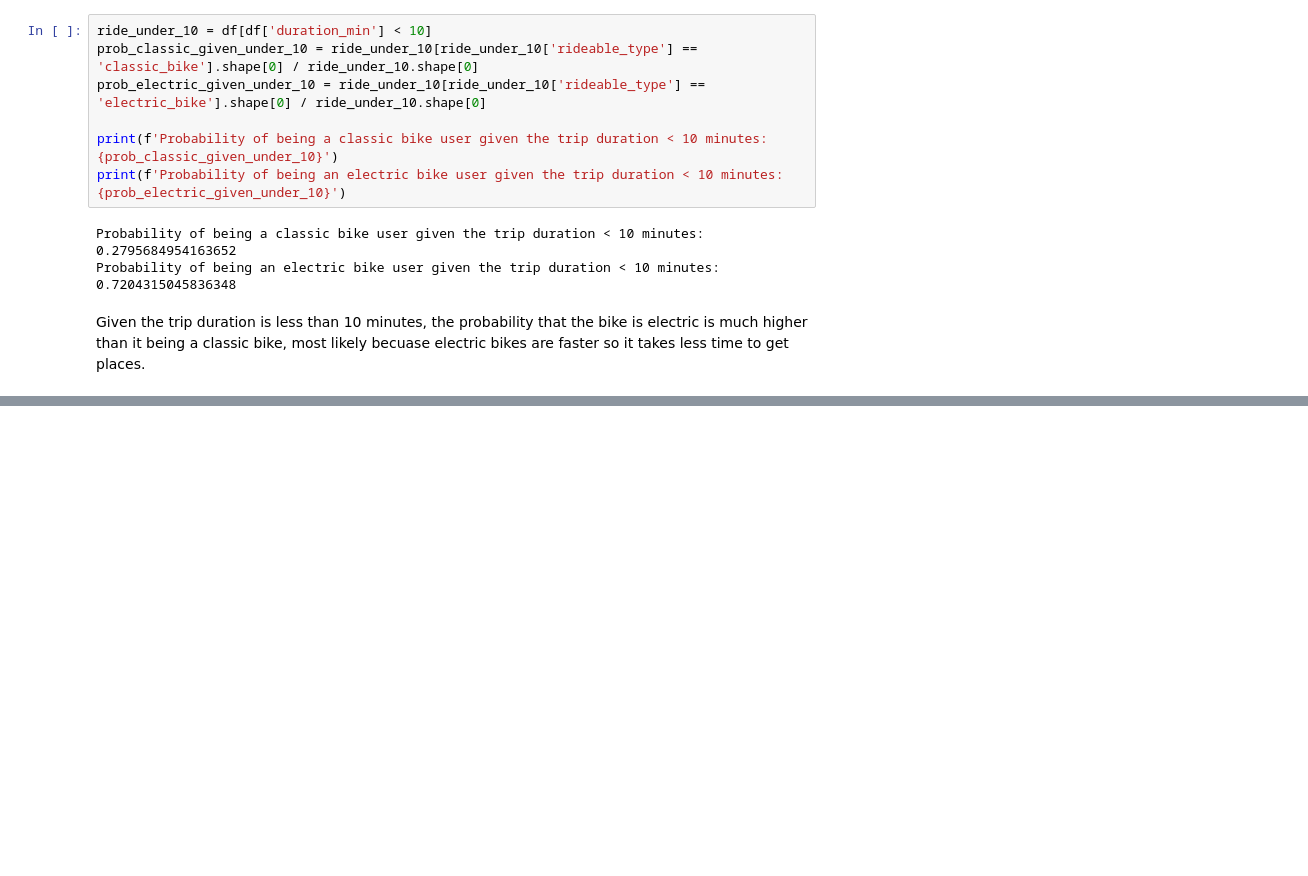
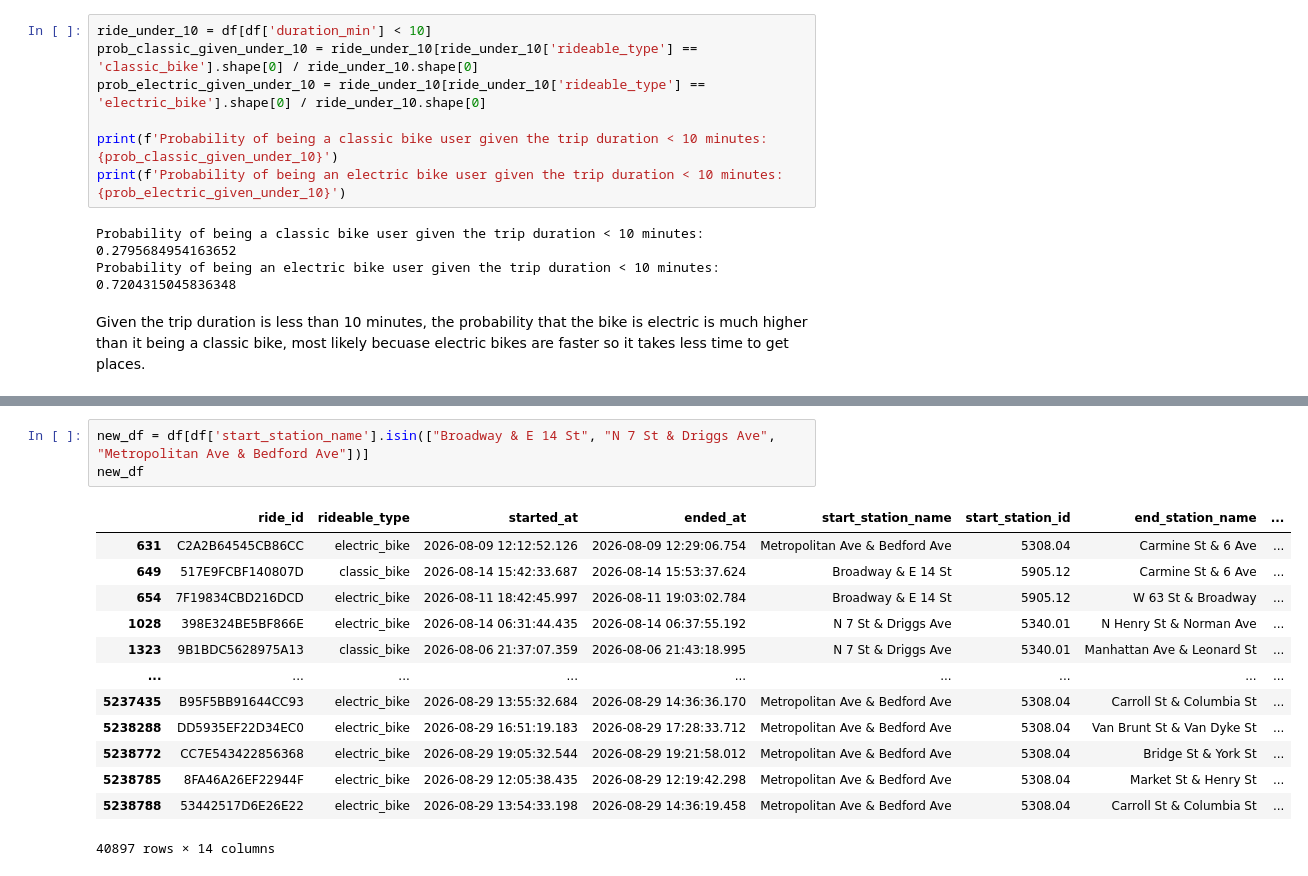
Before and after one commit to rachichi/citibikeavailability, a Jupyter notebook: citibike.ipynb, the cells around one changed output, grey strips where cells are left out. Cells and saved outputs as stored; diff of their text form; blank space fills up the shorter version.

```diff
--- a/citibike.ipynb
+++ b/citibike.ipynb
@@ -102,0 +255,17 @@ Given the trip duration is less than 10 minutes, the probability that the bike i
+# %%
+new_df = df[df['start_station_name'].isin(["Broadway & E 14 St", "N 7 St & Driggs Ave", "Metropolitan Ave & Bedford Ave"])]
+new_df
+# %% [output]
+|  | ride_id | rideable_type | started_at | ended_at | start_station_name | start_station_id | end_station_name | ... |
+| 631 | C2A2B64545CB86CC | electric_bike | 2026-08-09 12:12:52.126 | 2026-08-09 12:29:06.754 | Metropolitan Ave & Bedford Ave | 5308.04 | Carmine St & 6 Ave | ... |
+| 649 | 517E9FCBF140807D | classic_bike | 2026-08-14 15:42:33.687 | 2026-08-14 15:53:37.624 | Broadway & E 14 St | 5905.12 | Carmine St & 6 Ave | ... |
+| 654 | 7F19834CBD216DCD | electric_bike | 2026-08-11 18:42:45.997 | 2026-08-11 19:03:02.784 | Broadway & E 14 St | 5905.12 | W 63 St & Broadway | ... |
+| 1028 | 398E324BE5BF866E | electric_bike | 2026-08-14 06:31:44.435 | 2026-08-14 06:37:55.192 | N 7 St & Driggs Ave | 5340.01 | N Henry St & Norman Ave | ... |
+| 1323 | 9B1BDC5628975A13 | classic_bike | 2026-08-06 21:37:07.359 | 2026-08-06 21:43:18.995 | N 7 St & Driggs Ave | 5340.01 | Manhattan Ave & Leonard St | ... |
+| ... | ... | ... | ... | ... | ... | ... | ... | ... |
+| 5237435 | B95F5BB91644CC93 | electric_bike | 2026-08-29 13:55:32.684 | 2026-08-29 14:36:36.170 | Metropolitan Ave & Bedford Ave | 5308.04 | Carroll St & Columbia St | ... |
+| 5238288 | DD5935EF22D34EC0 | electric_bike | 2026-08-29 16:51:19.183 | 2026-08-29 17:28:33.712 | Metropolitan Ave & Bedford Ave | 5308.04 | Van Brunt St & Van Dyke St | ... |
+| 5238772 | CC7E543422856368 | electric_bike | 2026-08-29 19:05:32.544 | 2026-08-29 19:21:58.012 | Metropolitan Ave & Bedford Ave | 5308.04 | Bridge St & York St | ... |
+| 5238785 | 8FA46A26EF22944F | electric_bike | 2026-08-29 12:05:38.435 | 2026-08-29 12:19:42.298 | Metropolitan Ave & Bedford Ave | 5308.04 | Market St & Henry St | ... |
+| 5238788 | 53442517D6E26E22 | electric_bike | 2026-08-29 13:54:33.198 | 2026-08-29 14:36:19.458 | Metropolitan Ave & Bedford Ave | 5308.04 | Carroll St & Columbia St | ... |
+40897 rows × 14 columns
```
Also changed, not shown: parts of 13 cells of this notebook.
